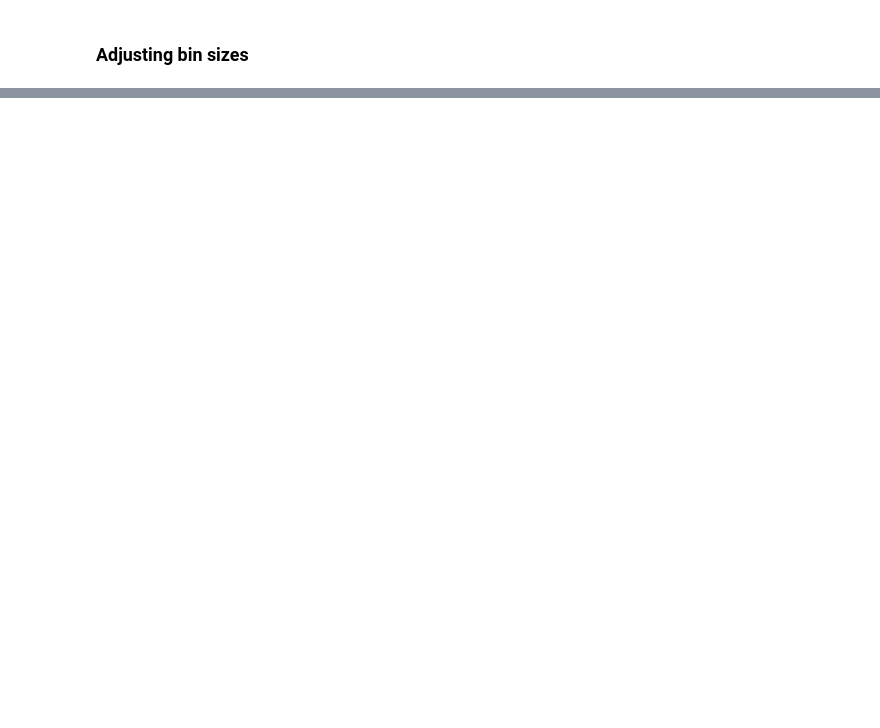
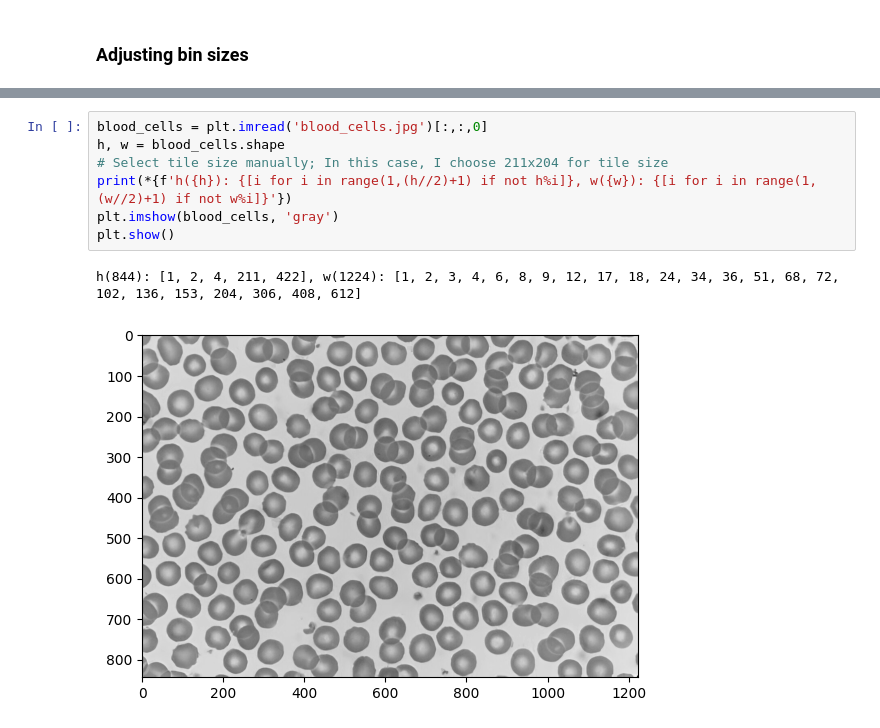
Before and after one commit to York-Citynew/image-thresholding, a Jupyter notebook: image-thresholding.ipynb, the cells around one changed output, grey strips where cells are left out. Drawn from its saved outputs; the diff is of its cells as text; blank space fills up the shorter version.

```diff
--- a/image-thresholding.ipynb
+++ b/image-thresholding.ipynb
@@ -93,0 +108,10 @@ plt.show()
+# %%
+blood_cells = plt.imread('blood_cells.jpg')[:,:,0]
+h, w = blood_cells.shape
+# Select tile size manually; In this case, I choose 211x204 for tile size
+print(*{f'h({h}): {[i for i in range(1,(h//2)+1) if not h%i]}, w({w}): {[i for i in range(1,(w//2)+1) if not w%i]}'})
+plt.imshow(blood_cells, 'gray')
+plt.show()
+# %% [output]
+h(844): [1, 2, 4, 211, 422], w(1224): [1, 2, 3, 4, 6, 8, 9, 12, 17, 18, 24, 34, 36, 51, 68, 72, 102, 136, 153, 204, 306, 408, 612]
+[figure, added]
```
Also changed, not shown: parts of 11 cells of this notebook, 5 other files.
